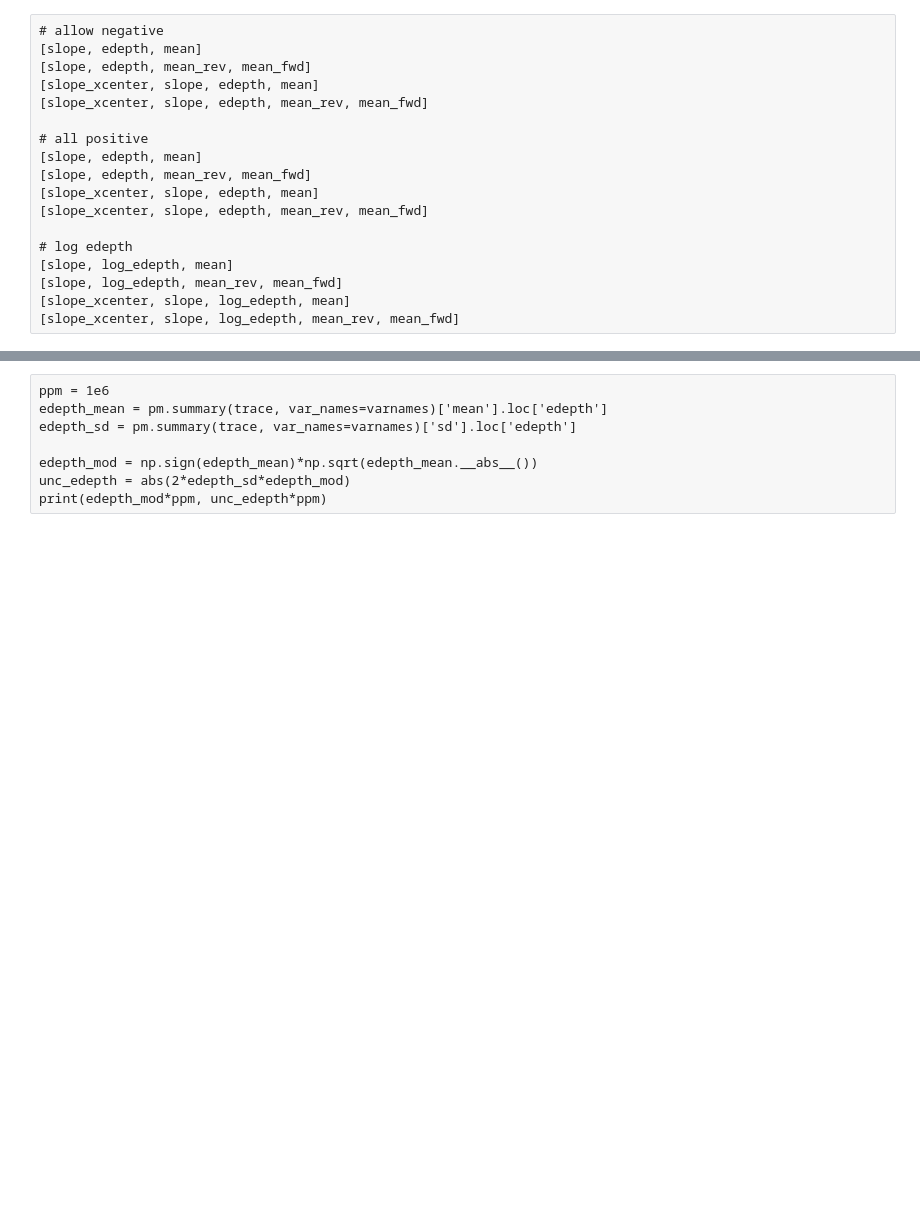
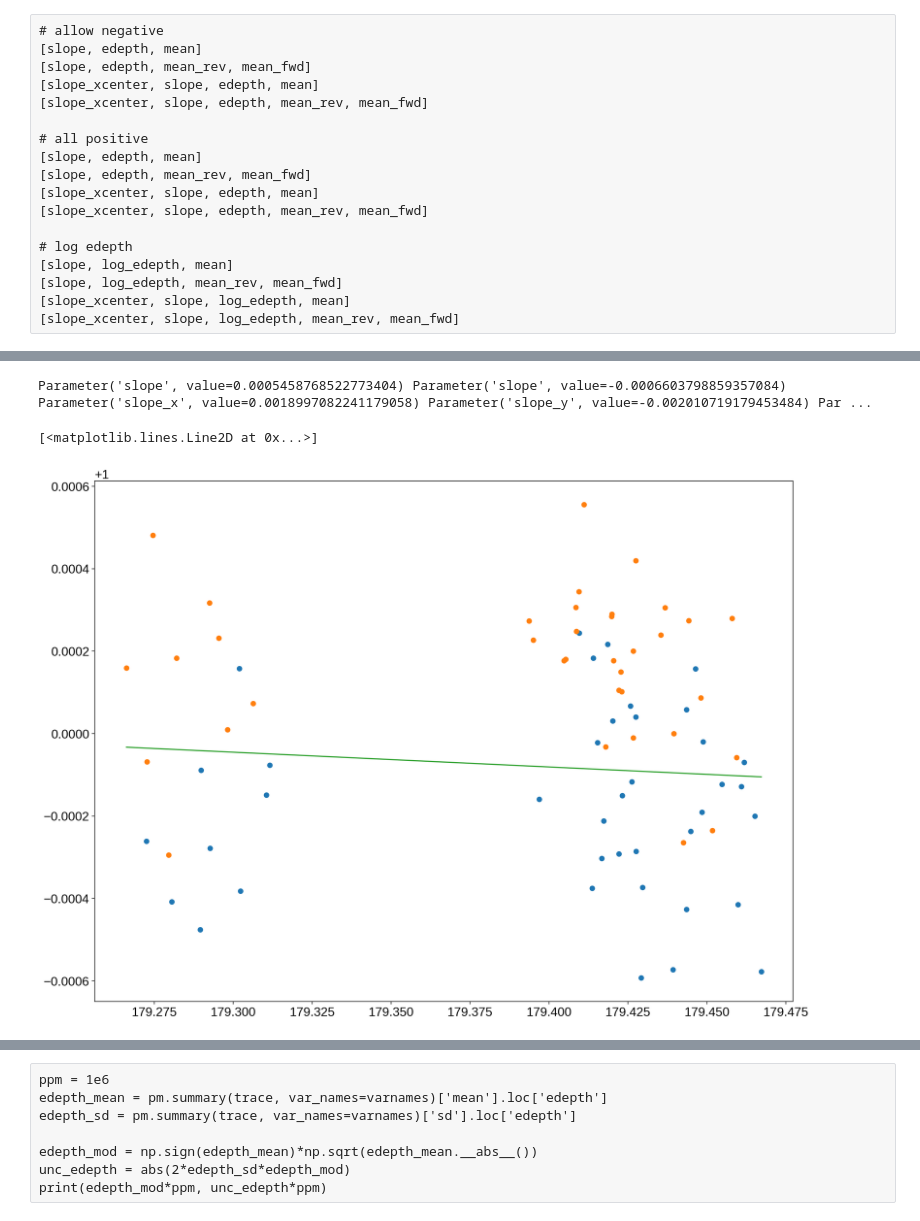
Before and after one commit to exowanderer/arctor, a Jupyter notebook: notebooks/example_exoplanet_transit_mcmc_fitting_tutorial_multi-mcmc_xcenter.ipynb, the cells around one changed output, grey strips where cells are left out. Saved outputs shown, nothing was run; the diff lists cells and outputs as text; code cells hidden in the pictures; blank space fills up the shorter version.

```diff
--- a/notebooks/example_exoplanet_transit_mcmc_fitting_tutorial_multi-mcmc_xcenter.ipynb
+++ b/notebooks/example_exoplanet_transit_mcmc_fitting_tutorial_multi-mcmc_xcenter.ipynb
@@ -197,7 +197,9 @@ aper_sum_columns = planet.normed_photometry_df.drop(
     ['xcenter', 'ycenter'], axis=1).columns
 
 xcenters = planet.photometry_df['xcenter']
+ycenters = planet.photometry_df['ycenter']
 xcenters_mod = xcenters - np.median(xcenters)
+ycenters_mod = ycenters - np.median(ycenters)
 times_mod = times - t0_guess#np.median(times)
 # %%
 n_space = 2
@@ -639,0 +635,32 @@ plt.plot(xcenters_th, fit_comb(xcenters_th - np.median(xcenters), times_th))
+# %%
+from astropy.modeling.models import Planar2D, Linear1D
+from astropy.modeling.fitting import LinearLSQFitter
+
+fitter_yc = LinearLSQFitter()
+fitter_t = LinearLSQFitter()
+
+model_yc =  Linear1D(slope=1e-3, intercept=np.median(planet.normed_photometry_df[fine_min_snr_colname]))
+model_t =  Linear1D(slope=-1e-3, intercept=0)
+
+fit_t = fitter_t(model_t, times - np.median(times), planet.normed_photometry_df[fine_min_snr_colname])
+fit_yc = fitter_yc(model_yc, ycenters - np.median(ycenters), planet.normed_photometry_df[fine_min_snr_colname] - fit_t(times - np.median(times)))
+
+model_comb = Planar2D(slope_x=fit_yc.slope, slope_y=fit_t.slope, intercept=fit_t.intercept)
+fit_comb = fitter_t(model_comb, ycenters - np.median(ycenters), times - np.median(times), planet.normed_photometry_df[fine_min_snr_colname])
+print(fit_yc.slope, fit_t.slope, fit_comb.slope_x, fit_comb.slope_y, fit_yc.intercept, fit_t.intercept, fit_comb.intercept)
+
+plt.rcParams['figure.figsize'] = (16,12)
+min_y = ycenters.min()
+max_y = ycenters.max()
+min_t = times.min() - np.median(times)
+max_t = times.max() - np.median(times)
+plt.plot(ycenters[idx_fwd], planet.normed_photometry_df[fine_min_snr_colname][idx_fwd], 'o')
+plt.plot(ycenters[idx_rev], planet.normed_photometry_df[fine_min_snr_colname][idx_rev], 'o')
+
+ycenters_th = np.linspace(min_y, max_y, 100)
+times_th = np.linspace(min_t, max_t, 100)
+plt.plot(ycenters_th, fit_comb(ycenters_th - np.median(ycenters), times_th))
+# %% [output]
+Parameter('slope', value=0.0005458768522773404) Parameter('slope', value=-0.0006603798859357084) Parameter('slope_x', value=0.0018997082241179058) Parameter('slope_y', value=-0.002010719179453484) Par ...
+[<matplotlib.lines.Line2D at 0x...>]
+[figure, added]
```
Also changed, not shown: parts of 9 cells of this notebook, 1 other file.
